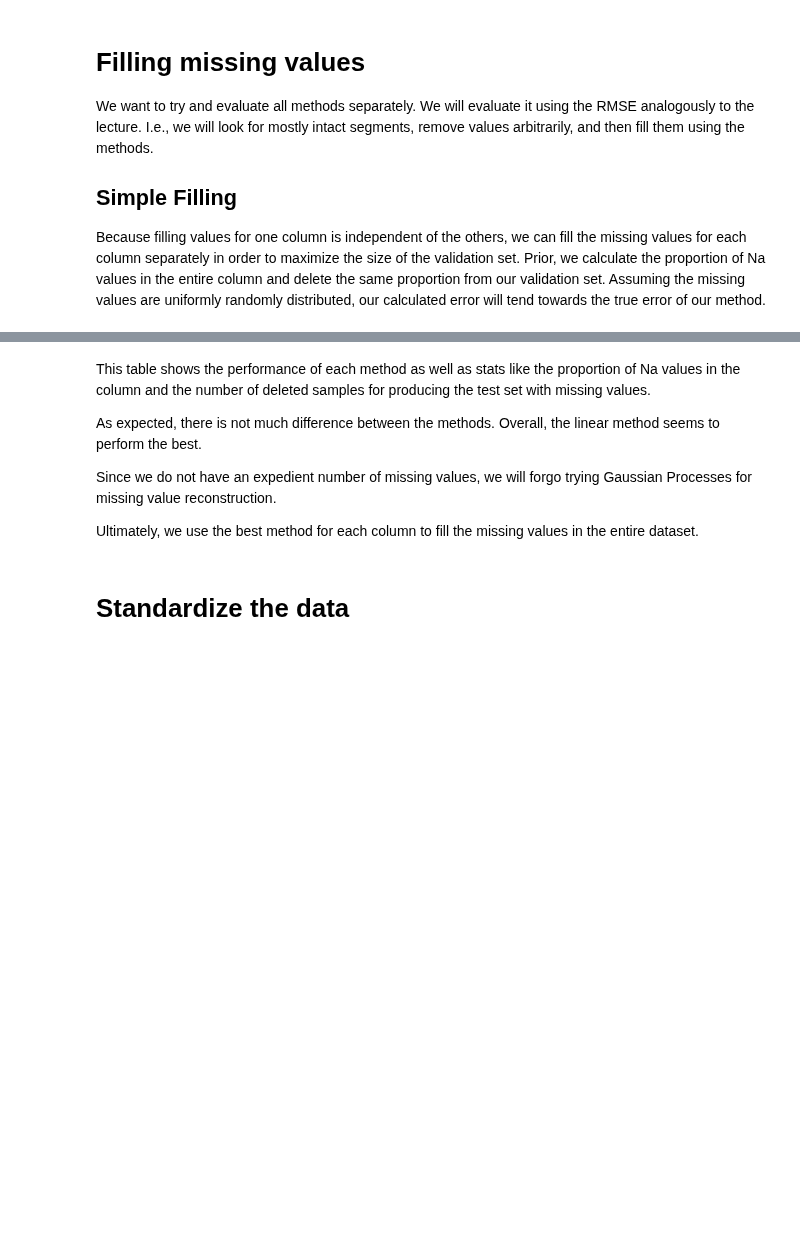
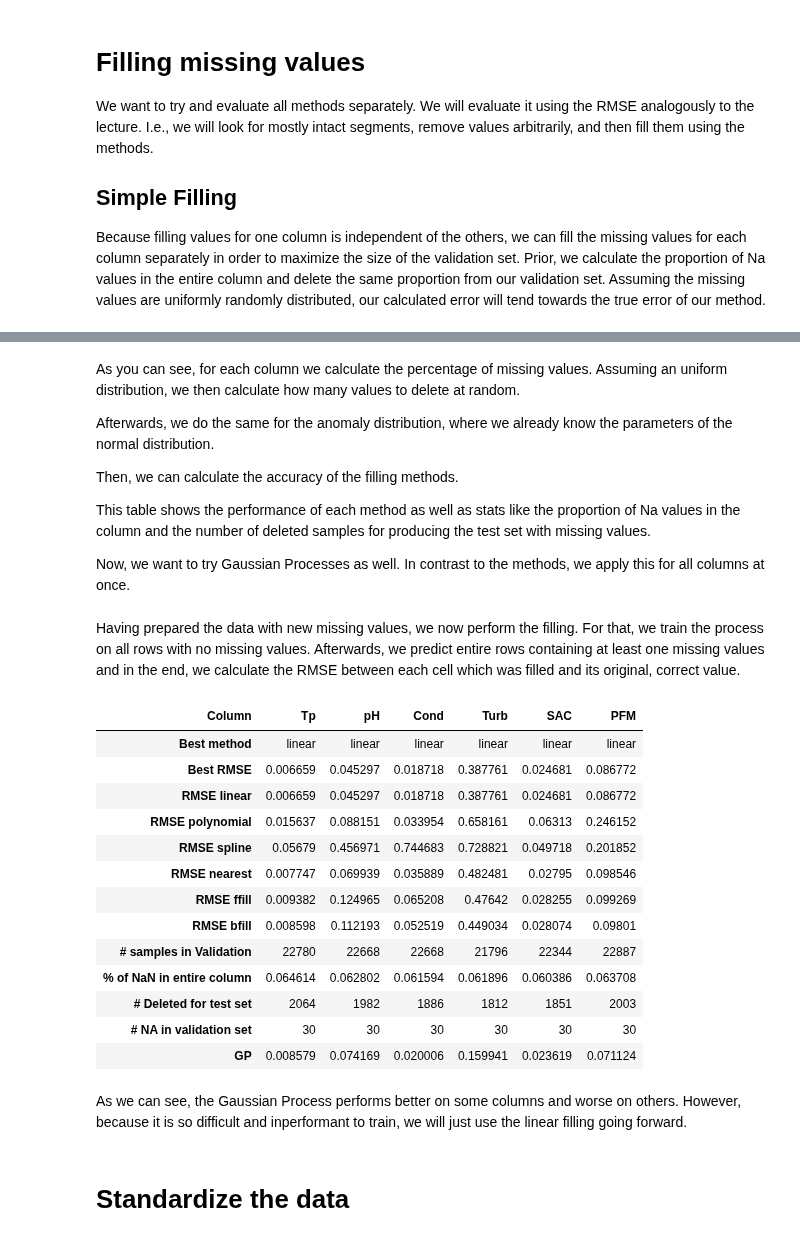
Before and after one commit to llamadeus/ai-industry, a Jupyter notebook: notebooks/explore.ipynb, the cells around one changed output, grey strips where cells are left out. Drawn from its saved outputs; the diff is of its cells as text; code cells hidden in the pictures; blank space fills up the shorter version.

Commit message:
feat(notebook): add imputation with gaussian processes

```diff
--- a/notebooks/explore.ipynb
+++ b/notebooks/explore.ipynb
@@ -288,12 +353,77 @@ stats_df.T
 # %% [markdown]
+As you can see, for each column we calculate the percentage of missing values.
+Assuming an uniform distribution, we then calculate how many values to delete at random.
+
+Afterwards, we do the same for the anomaly distribution, where we already know the parameters of the normal distribution.
+
+Then, we can calculate the accuracy of the filling methods.
+
 This table shows the performance of each method as well as stats like the proportion of Na values in the column and the number of deleted samples for producing the test set with missing values.
 
-As expected, there is not much difference between the methods.
-Overall, the linear method seems to perform the best.
-
-Since we do not have an expedient number of missing values, we will forgo trying Gaussian Processes for missing value reconstruction.
-
-Ultimately, we use the best method for each column to fill the missing values in the entire dataset.
+Now, we want to try Gaussian Processes as well.
+In contrast to the methods, we apply this for all columns at once.
+# %%
+gp_segment = no_anomaly_data.iloc[all_columns_bounds[0]:all_columns_bounds[1]][:5000] # We take a subset of the data to speed up the calculations
+gp_segment_mv = util.simulate_missing_values(gp_segment, anomaly_distribution_overall_percentage, anomaly_distribution_mean, anomaly_distribution_std, anomaly_distribution_overall_percentage)
+gp_original_nans = gp_segment.isnull().to_numpy()
+gp_added_nans = gp_segment_mv.isnull().to_numpy() & ~gp_original_nans
+
+gp_segment_mv.reset_index(drop=True, inplace=True)
+gp_segment_mv.drop("Time", axis=1, inplace=True, errors='ignore')
+gp_segment.reset_index(drop=True, inplace=True)
+gp_segment.drop("Time", axis=1, inplace=True, errors='ignore')
+# %% [markdown]
+Having prepared the data with new missing values, we now perform the filling.
+For that, we train the process on all rows with no missing values.
+Afterwards, we predict entire rows containing at least one missing values and
+in the end, we calculate the RMSE between each cell which was filled and its original, correct value.
+# %%
+from sklearn.gaussian_process import GaussianProcessRegressor
+from sklearn.gaussian_process.kernels import RBF, Matern, RationalQuadratic, WhiteKernel
+
+gp_reconstructed_segment = gp_segment_mv.copy()
+gp_all_nan_mask = gp_segment_mv.isnull()
+indices_with_missing_values = gp_all_nan_mask.any(axis=1).to_numpy()
+
+kernel_rbf = RBF(length_scale=1, length_scale_bounds=(1e-2, 1e2))
+kernel_matern = Matern(length_scale=1, length_scale_bounds=(1e-2, 1e2), nu=1.5)
+kernel_rq = RationalQuadratic(length_scale=1, alpha=1, length_scale_bounds=(1e-2, 1e2))
+kernel_rbf_white = RBF(length_scale=1, length_scale_bounds=(1e-2, 1e2)) + WhiteKernel(noise_level=1, noise_level_bounds=(1e-5, 1e1))
+
+gpr = GaussianProcessRegressor(kernel=kernel_rbf_white, n_restarts_optimizer=0)
+gpr.fit(gp_segment_mv.index.to_numpy()[~indices_with_missing_values].reshape(-1, 1), gp_segment_mv[~indices_with_missing_values])
+gp_filled_gaps = gpr.predict(gp_segment_mv.index.to_numpy()[indices_with_missing_values].reshape(-1, 1))
+
+gp_reconstructed_segment = gp_segment_mv.copy()
+gp_reconstructed_segment[indices_with_missing_values] = gp_filled_gaps
+
+true_values = gp_segment.iloc[gp_added_nans]
+predicted_values = gp_reconstructed_segment.iloc[gp_added_nans]
+mse = ((true_values - predicted_values) ** 2).mean()
+rmse_columns = np.sqrt(mse)
+
+stats_with_gp = stats_df.T.copy()
+stats_with_gp.loc['GP'] = rmse_columns
+
+stats_with_gp
+# %% [output]
+| Column | Tp | pH | Cond | Turb | SAC | PFM |
+| Best method | linear | linear | linear | linear | linear | linear |
+| Best RMSE | 0.006659 | 0.045297 | 0.018718 | 0.387761 | 0.024681 | 0.086772 |
+| RMSE linear | 0.006659 | 0.045297 | 0.018718 | 0.387761 | 0.024681 | 0.086772 |
+| RMSE polynomial | 0.015637 | 0.088151 | 0.033954 | 0.658161 | 0.06313 | 0.246152 |
+| RMSE spline | 0.05679 | 0.456971 | 0.744683 | 0.728821 | 0.049718 | 0.201852 |
+| RMSE nearest | 0.007747 | 0.069939 | 0.035889 | 0.482481 | 0.02795 | 0.098546 |
+| RMSE ffill | 0.009382 | 0.124965 | 0.065208 | 0.47642 | 0.028255 | 0.099269 |
+| RMSE bfill | 0.008598 | 0.112193 | 0.052519 | 0.449034 | 0.028074 | 0.09801 |
+| # samples in Validation | 22780 | 22668 | 22668 | 21796 | 22344 | 22887 |
+| % of NaN in entire column | 0.064614 | 0.062802 | 0.061594 | 0.061896 | 0.060386 | 0.063708 |
+| # Deleted for test set | 2064 | 1982 | 1886 | 1812 | 1851 | 2003 |
+| # NA in validation set | 30 | 30 | 30 | 30 | 30 | 30 |
+| GP | 0.008579 | 0.074169 | 0.020006 | 0.159941 | 0.023619 | 0.071124 |
+# %% [markdown]
+As we can see, the Gaussian Process performs better on some columns and worse on others.
+However, because it is so difficult and inperformant to train, we will just use the linear filling going forward.
 # %% [markdown]
 # Standardize the data
 # %%
```
Also changed, not shown: parts of 16 cells of this notebook, 1 other file.
